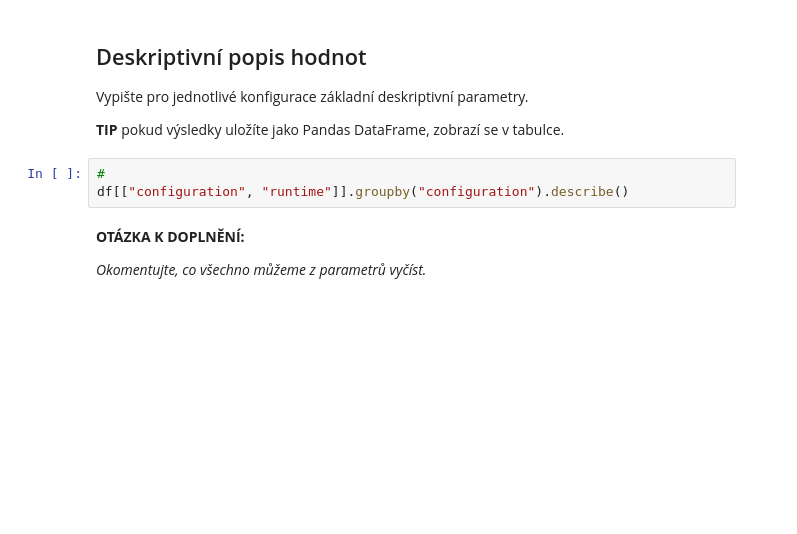
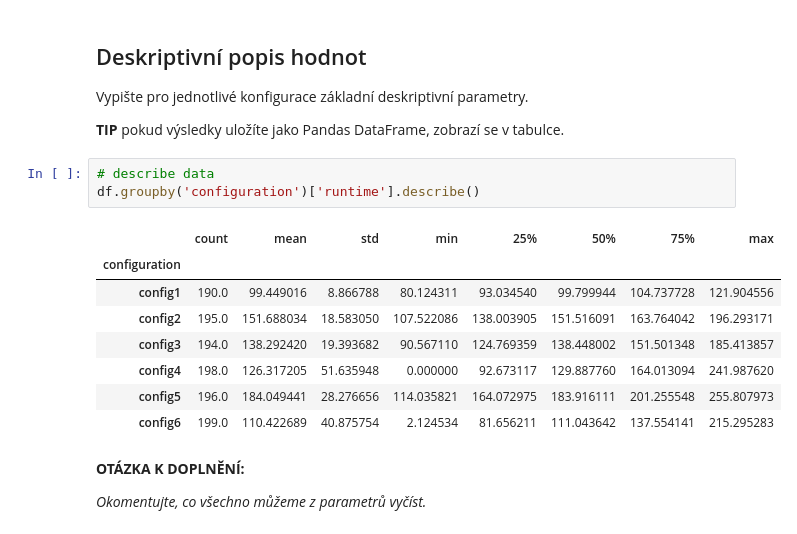
Before and after one commit to Explosiver001/MSP-Projekt1, a Jupyter notebook: proj1.ipynb, the cells around one changed output. Saved outputs shown, nothing was run; the diff lists cells and outputs as text; blank space fills up the shorter version.

```diff
--- a/proj1.ipynb
+++ b/proj1.ipynb
@@ -106,8 +136,17 @@ Vypište pro jednotlivé konfigurace základní deskriptivní parametry.
 
 __TIP__ pokud výsledky uložíte jako Pandas DataFrame, zobrazí se v tabulce.
 # %%
-#
-df[["configuration", "runtime"]].groupby("configuration").describe()
+# describe data
+df.groupby('configuration')['runtime'].describe()
+# %% [output]
+|  | count | mean | std | min | 25% | 50% | 75% | max |
+| configuration |  |  |  |  |  |  |  |  |
+| config1 | 190.0 | 99.449016 | 8.866788 | 80.124311 | 93.034540 | 99.799944 | 104.737728 | 121.904556 |
+| config2 | 195.0 | 151.688034 | 18.583050 | 107.522086 | 138.003905 | 151.516091 | 163.764042 | 196.293171 |
+| config3 | 194.0 | 138.292420 | 19.393682 | 90.567110 | 124.769359 | 138.448002 | 151.501348 | 185.413857 |
+| config4 | 198.0 | 126.317205 | 51.635948 | 0.000000 | 92.673117 | 129.887760 | 164.013094 | 241.987620 |
+| config5 | 196.0 | 184.049441 | 28.276656 | 114.035821 | 164.072975 | 183.916111 | 201.255548 | 255.807973 |
+| config6 | 199.0 | 110.422689 | 40.875754 | 2.124534 | 81.656211 | 111.043642 | 137.554141 | 215.295283 |
 # %% [markdown]
 __OTÁZKA K DOPLNĚNÍ:__
 
```
Also changed, not shown: parts of 8 cells of this notebook.
